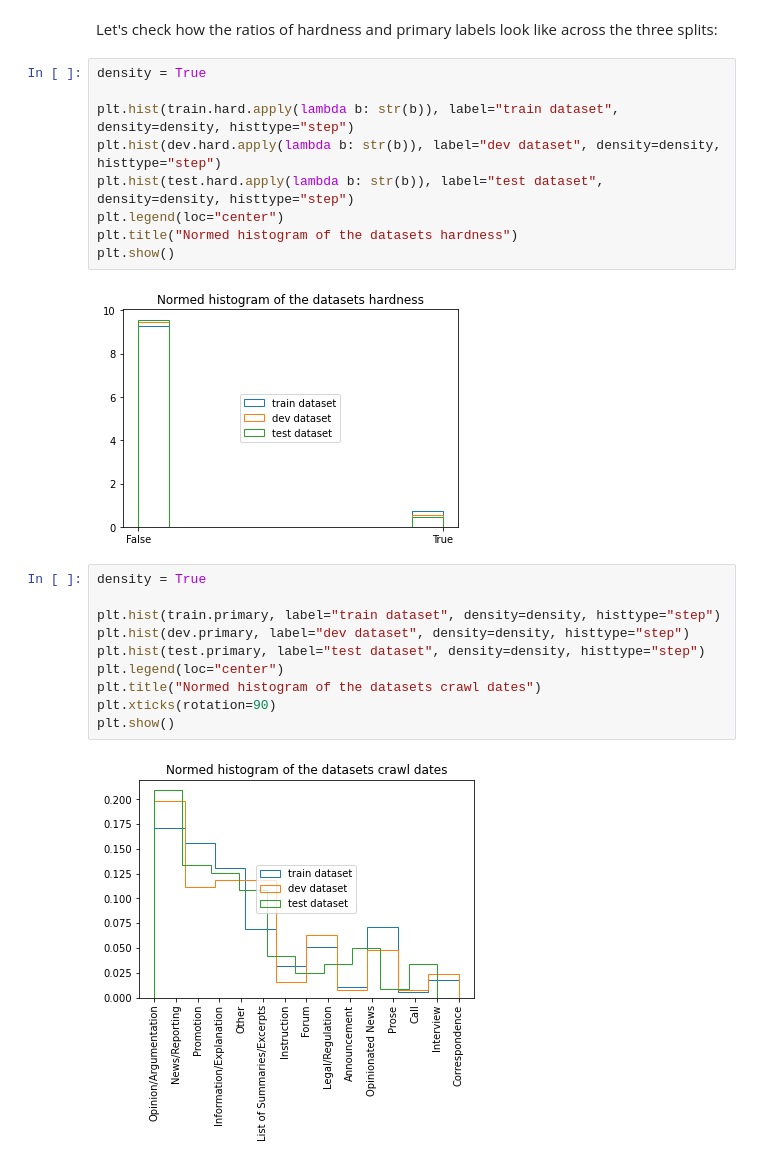
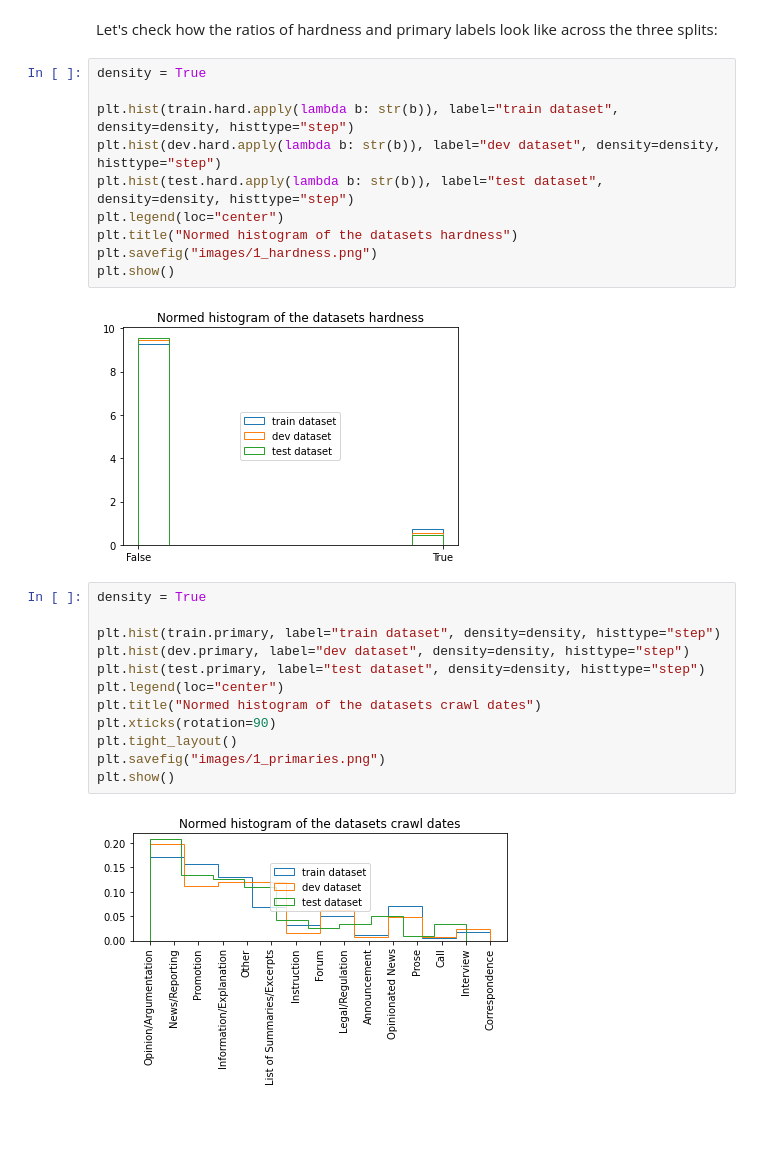
Before and after one commit to TajaKuzman/Transformers-GINCO-Experiments, a Jupyter notebook: 1_data_preparation.ipynb, the cells around one changed output. Drawn from its saved outputs; the diff is of its cells as text; blank space fills up the shorter version.

```diff
--- a/1_data_preparation.ipynb
+++ b/1_data_preparation.ipynb
@@ -373,18 +374,21 @@ plt.hist(dev.hard.apply(lambda b: str(b)), label="dev dataset", density=density,
 plt.hist(test.hard.apply(lambda b: str(b)), label="test dataset", density=density, histtype="step")
 plt.legend(loc="center")
 plt.title("Normed histogram of the datasets hardness")
+plt.savefig("images/1_hardness.png")
 plt.show()
 # %% [output]
 [figure]
 # %%
 density = True
 
 plt.hist(train.primary, label="train dataset", density=density, histtype="step")
 plt.hist(dev.primary, label="dev dataset", density=density, histtype="step")
 plt.hist(test.primary, label="test dataset", density=density, histtype="step")
 plt.legend(loc="center")
 plt.title("Normed histogram of the datasets crawl dates")
 plt.xticks(rotation=90)
+plt.tight_layout()
+plt.savefig("images/1_primaries.png")
 plt.show()
 # %% [output]
-[figure, old version]
+[figure, new version]
```
Also changed, not shown: parts of 1 cell of this notebook, 14 other files.
